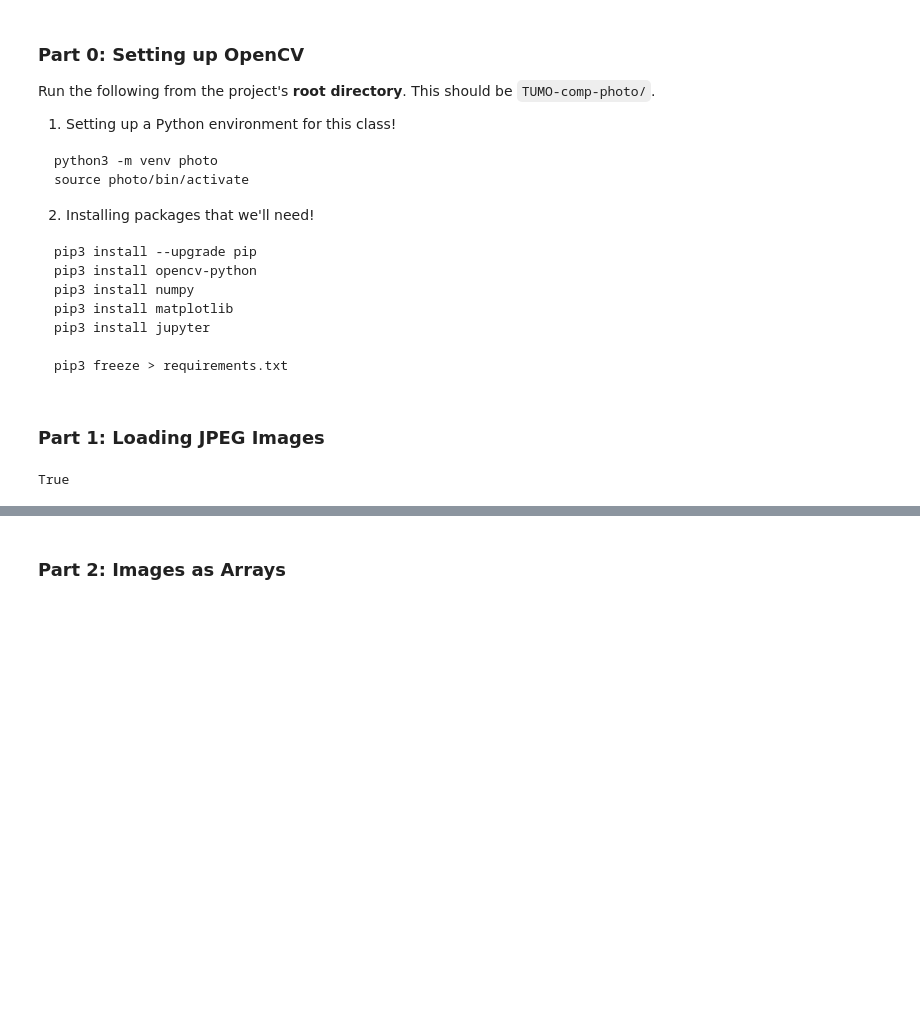
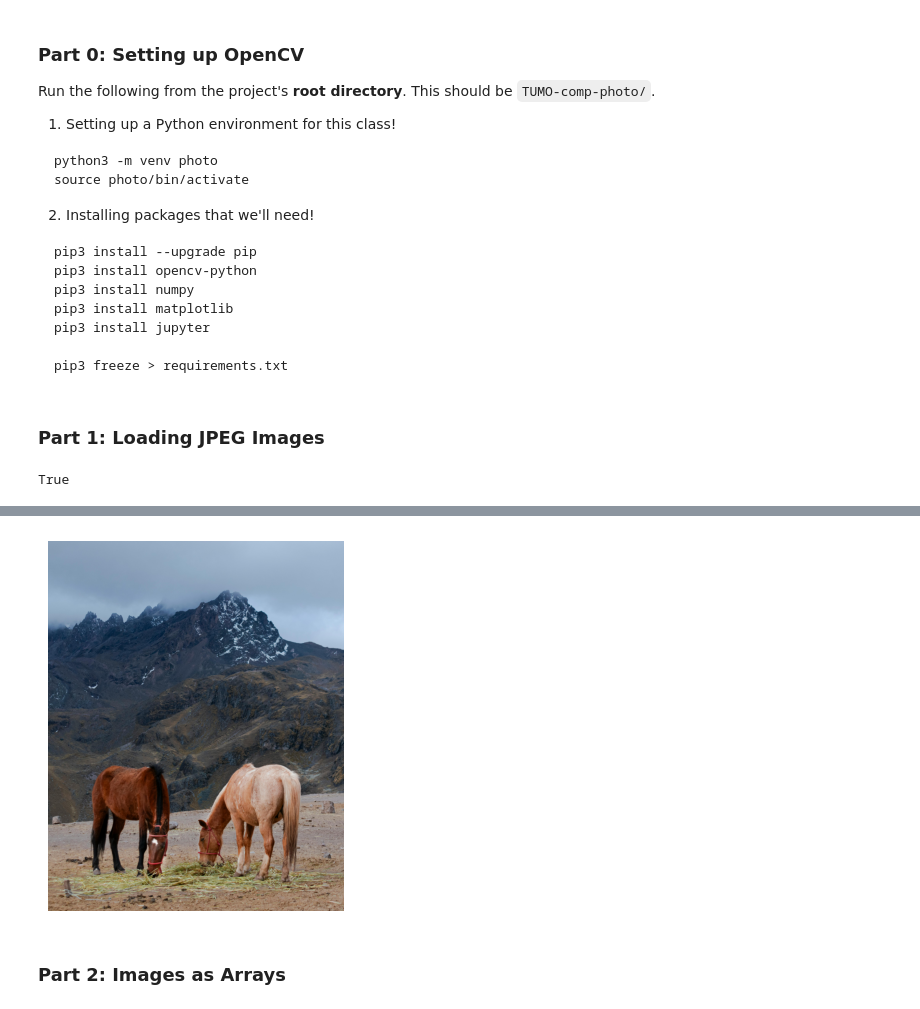
Before and after one commit to Aren-AiKing/Discover-Comp-Photo, a Jupyter notebook: 01-Intro/opencv_intro.ipynb, the cells around one changed output, grey strips where cells are left out. Saved outputs shown, nothing was run; the diff lists cells and outputs as text; code cells hidden in the pictures; blank space fills up the shorter version.

```diff
--- a/01-Intro/opencv_intro.ipynb
+++ b/01-Intro/opencv_intro.ipynb
@@ -53,14 +55,18 @@ plt.show()
 # %%
 # Your turn: pick a different image from the images folder and load it, then write it to a new name!
 
 # Your code here:
 horses = 'images/horses.jpg'
+horses_image = cv2.imread(horses)
 
 horses_image_rgb = cv2.cvtColor(horses_image, cv2.COLOR_BGR2RGB)
 
+cv2 .imwrite('images/horses_copy.jpg', horses_image)
 plt.imshow(horses_image_rgb)
 plt.axis('off')
 plt.show()
+# %% [output]
+[figure, added]
 # %% [markdown]
 ### Part 2: Images as Arrays
 # %%
```
Also changed, not shown: parts of 8 cells of this notebook.
